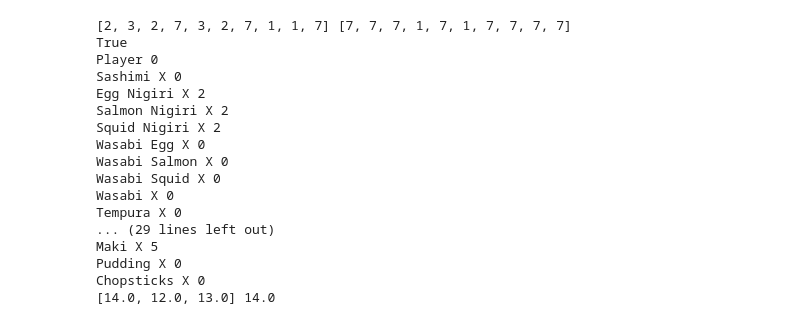
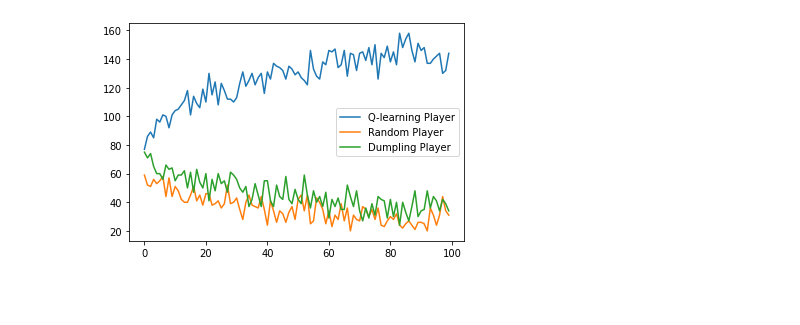
Before and after one commit to peytoncchen/CS238-SushiGo, a Jupyter notebook: sushigo.ipynb, the cells around one changed output. Saved outputs shown, nothing was run; the diff lists cells and outputs as text; code cells hidden in the pictures; blank space fills up the shorter version.

```diff
--- a/sushigo.ipynb
+++ b/sushigo.ipynb
@@ -359,35 +0,0 @@ class RandomPlayer(BasePlayer):
-# %%
-card_pool = []
-card_pool.extend([0] * 0)
-card_pool.extend([1] * 10)
-card_pool.extend([2] * 10)
-card_pool.extend([3] * 10)
-card_pool.extend([7] * 30)  # Wasabi
-card_pool.extend([8] * 0)  # Tempura
-
-state = State(card_pool)
-p1 = RandomPlayer('Player 1')
-p2 = RandomPlayer('Player 2')
-p3 = QPlayer('Player 3')
-state.add_player(p1)
-state.add_player(p2)
-state.add_player(p3)
-state.play_games(1)
-# %% [output]
-[2, 3, 2, 7, 3, 2, 7, 1, 1, 7] [7, 7, 7, 1, 7, 1, 7, 7, 7, 7]
-True
-Player 0
-Sashimi X 0
-Egg Nigiri X 2
-Salmon Nigiri X 2
-Squid Nigiri X 2
-Wasabi Egg X 0
-Wasabi Salmon X 0
-Wasabi Squid X 0
-Wasabi X 0
-Tempura X 0
-... (29 lines left out)
-Maki X 5
-Pudding X 0
-Chopsticks X 0
-[14.0, 12.0, 13.0] 14.0
@@ -393,0 +360,26 @@ Chopsticks X 0
+# %%
+p1 = QLearnPlayer('Q-learning Player')
+p2 = RandomPlayer('Random Player')
+p3 = DumplingPlayer('Dumpling Player')
+state = SushiGo([p1, p2, p3])
+all_results = []
+
+for i in tqdm(range(100)):
+    state.play_games(num_games=200)
+    all_results.append(state.player_games_won)
+# %%
+from matplotlib import pyplot as plt
+%matplotlib inline
+
+x = [i for i in range(100)]
+player1y = [arr[0] for arr in all_results]
+player2y = [arr[1] for arr in all_results]
+player3y = [arr[2] for arr in all_results]
+
+plt.plot(x, player1y, label = "Q-learning Player")
+plt.plot(x, player2y, label = "Random Player")
+plt.plot(x, player3y, label = "Dumpling Player")
+plt.legend()
+plt.show()
+# %% [output]
+[figure, added]
```
Also changed, not shown: parts of 11 cells of this notebook, 2 other files.
